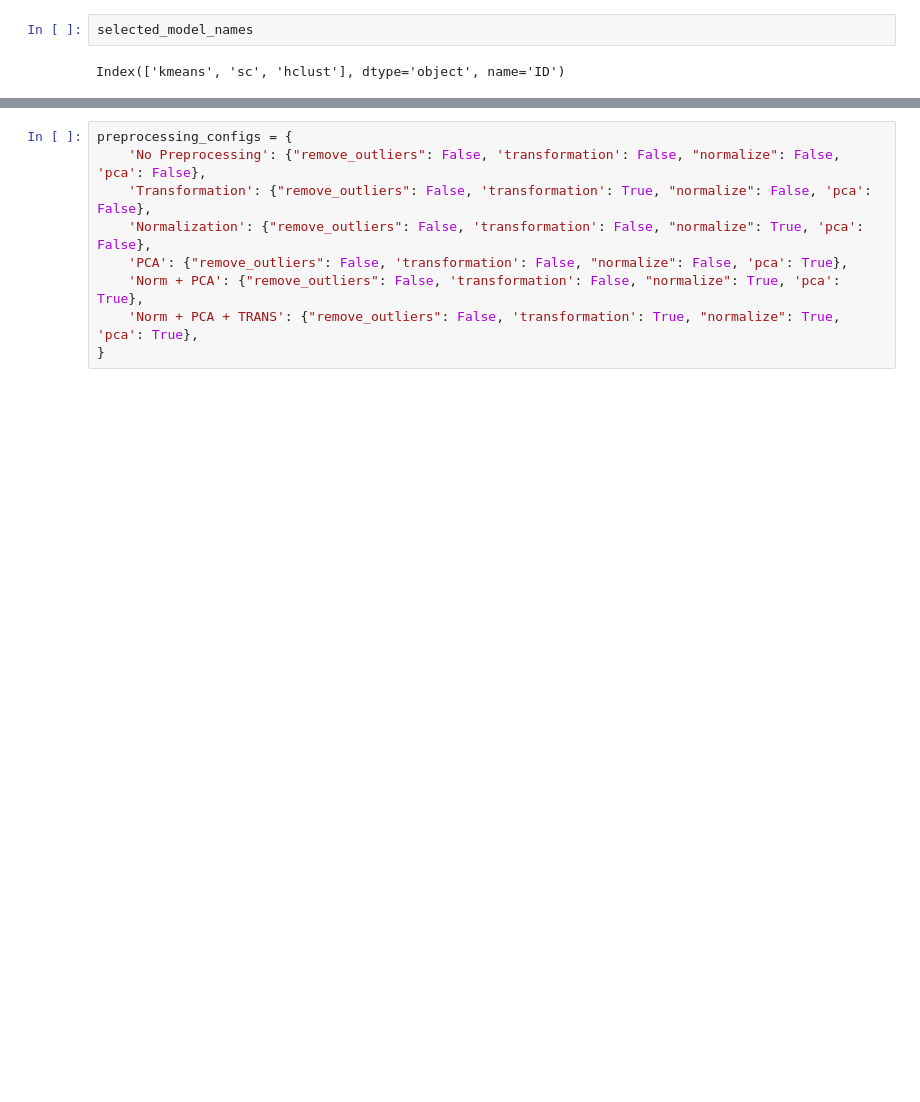
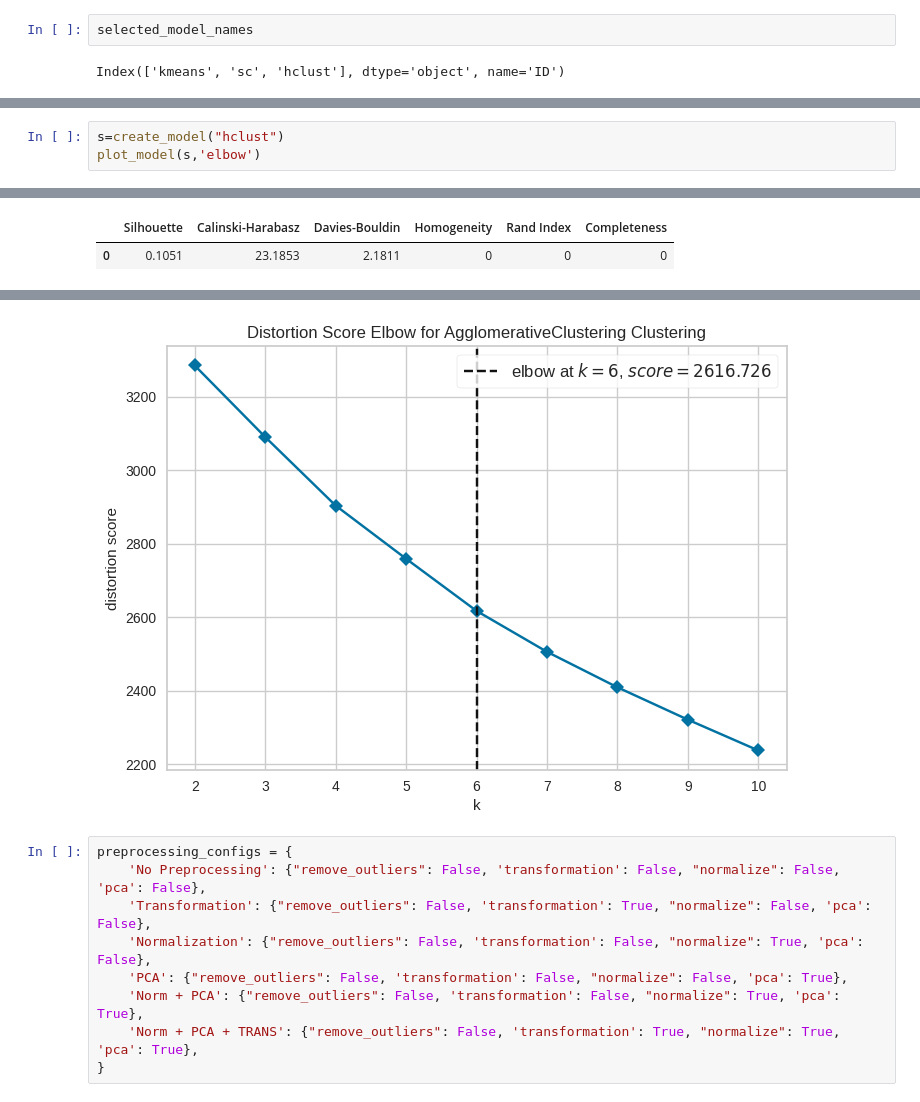
Before and after one commit to khushi2068/Clustering, a Jupyter notebook: Clustering_Assignment.ipynb, the cells around one changed output, grey strips where cells are left out. Drawn from its saved outputs; the diff is of its cells as text; blank space fills up the shorter version.

```diff
--- a/Clustering_Assignment.ipynb
+++ b/Clustering_Assignment.ipynb
@@ -57,0 +80,4 @@ Index(['kmeans', 'sc', 'hclust'], dtype='object', name='ID')
+# %%
+s=create_model("hclust")
+plot_model(s,'elbow')
+# %% [output]
@@ -57,0 +85,2 @@ Index(['kmeans', 'sc', 'hclust'], dtype='object', name='ID')
+|  | Silhouette | Calinski-Harabasz | Davies-Bouldin | Homogeneity | Rand Index | Completeness |
+| 0 | 0.1051 | 23.1853 | 2.1811 | 0 | 0 | 0 |
@@ -58,3 +89,4 @@ Index(['kmeans', 'sc', 'hclust'], dtype='object', name='ID')
+[figure, added]
 # %%
 preprocessing_configs = {
     'No Preprocessing': {"remove_outliers": False, 'transformation': False, "normalize": False, 'pca': False},
```
Also changed, not shown: parts of 5 cells of this notebook.
